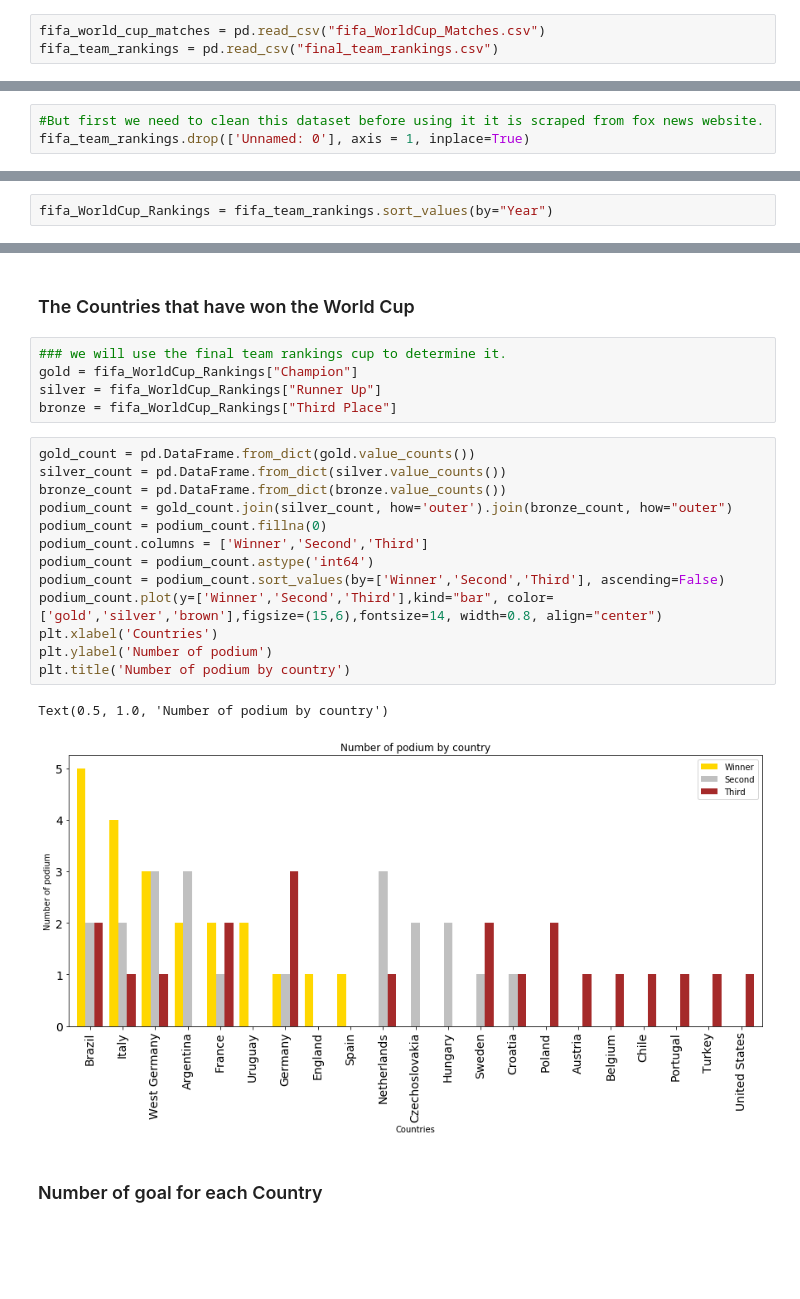
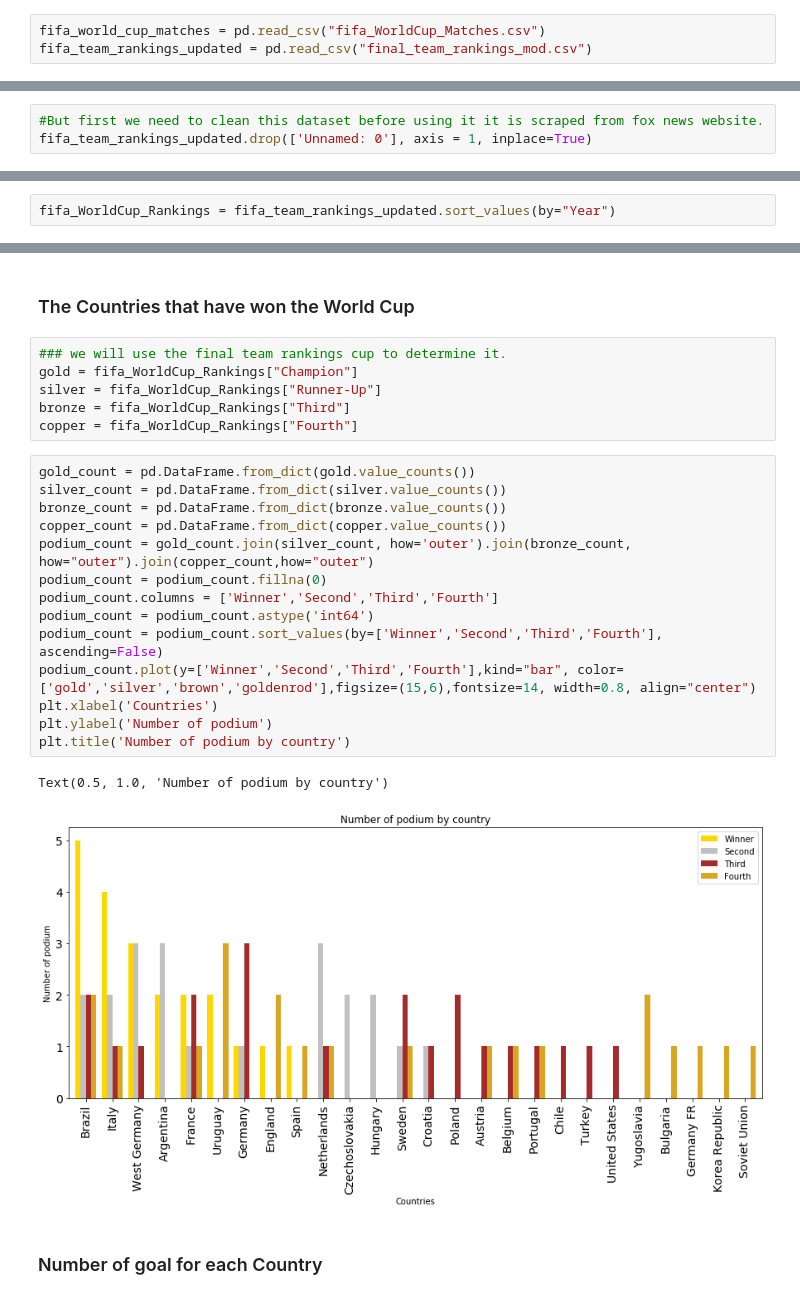
Before and after one commit to shrey233/Discovery-Project, a Jupyter notebook: Python Code/Visualizations FIFA World Cup.ipynb, the cells around one changed output, grey strips where cells are left out. Saved outputs shown, nothing was run; the diff lists cells and outputs as text; blank space fills up the shorter version.

Commit message:
Visualisations updated add fourth place to visualisations now adding and working on the report

```diff
--- a/Python Code/Visualizations FIFA World Cup.ipynb
+++ b/Python Code/Visualizations FIFA World Cup.ipynb
@@ -11,7 +11,7 @@ import plotly as py
 import cufflinks as cf
 # %%
 fifa_world_cup_matches = pd.read_csv("fifa_WorldCup_Matches.csv")
-fifa_team_rankings = pd.read_csv("final_team_rankings.csv")
+fifa_team_rankings_updated = pd.read_csv("final_team_rankings_mod.csv")
 # %% [markdown]
 ## The Steps to follow in this notebook is Data Cleaning and Visualisation
 # %% [markdown]
@@ -152,3 +152,3 @@ fifa_team_rankings
 # %%
 #But first we need to clean this dataset before using it it is scraped from fox news website.
-fifa_team_rankings.drop(['Unnamed: 0'], axis = 1, inplace=True)
+fifa_team_rankings_updated.drop(['Unnamed: 0'], axis = 1, inplace=True)
@@ -175,5 +175,5 @@ fifa_team_rankings
 # %%
-fifa_WorldCup_Rankings = fifa_team_rankings.sort_values(by="Year")
+fifa_WorldCup_Rankings = fifa_team_rankings_updated.sort_values(by="Year")
 # %%
 fifa_WorldCup_Rankings
 # %% [output]
@@ -539,24 +545,26 @@ fig.show()
 # %%
 ### we will use the final team rankings cup to determine it.
 gold = fifa_WorldCup_Rankings["Champion"]
-silver = fifa_WorldCup_Rankings["Runner Up"]
-bronze = fifa_WorldCup_Rankings["Third Place"]
+silver = fifa_WorldCup_Rankings["Runner-Up"]
+bronze = fifa_WorldCup_Rankings["Third"]
+copper = fifa_WorldCup_Rankings["Fourth"]
 # %%
 gold_count = pd.DataFrame.from_dict(gold.value_counts())
 silver_count = pd.DataFrame.from_dict(silver.value_counts())
 bronze_count = pd.DataFrame.from_dict(bronze.value_counts())
-podium_count = gold_count.join(silver_count, how='outer').join(bronze_count, how="outer")
+copper_count = pd.DataFrame.from_dict(copper.value_counts())
+podium_count = gold_count.join(silver_count, how='outer').join(bronze_count, how="outer").join(copper_count,how="outer")
 podium_count = podium_count.fillna(0)
-podium_count.columns = ['Winner','Second','Third']
+podium_count.columns = ['Winner','Second','Third','Fourth']
 podium_count = podium_count.astype('int64')
-podium_count = podium_count.sort_values(by=['Winner','Second','Third'], ascending=False)
-podium_count.plot(y=['Winner','Second','Third'],kind="bar", color=['gold','silver','brown'],figsize=(15,6),fontsize=14, width=0.8, align="center")
+podium_count = podium_count.sort_values(by=['Winner','Second','Third','Fourth'], ascending=False)
+podium_count.plot(y=['Winner','Second','Third','Fourth'],kind="bar", color=['gold','silver','brown','goldenrod'],figsize=(15,6),fontsize=14, width=0.8, align="center")
 plt.xlabel('Countries')
 plt.ylabel('Number of podium')
 plt.title('Number of podium by country')
 # %% [output]
 Text(0.5, 1.0, 'Number of podium by country')
-[figure, old version]
+[figure, new version]
 # %% [markdown]
 ### Number of goal for each Country
 # %%
```
Also changed, not shown: parts of 18 cells of this notebook, 1 other file.
